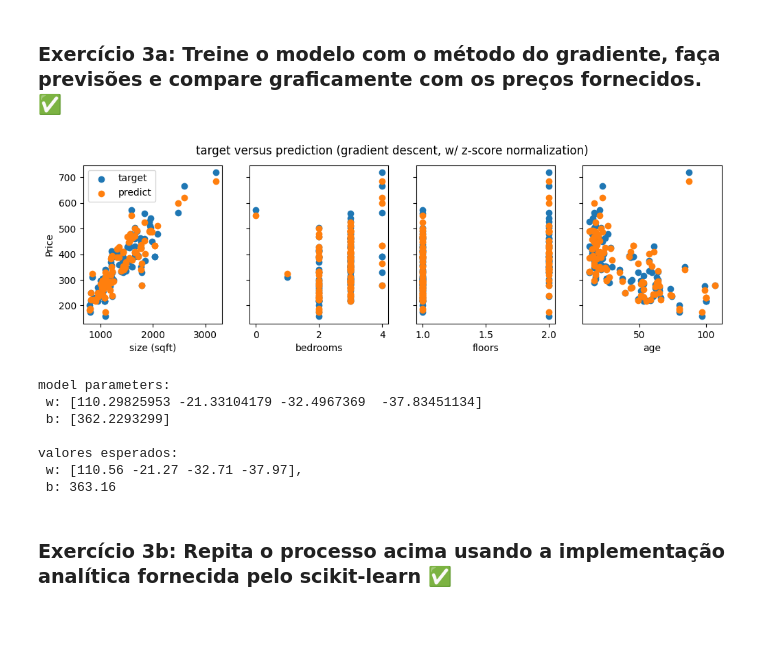
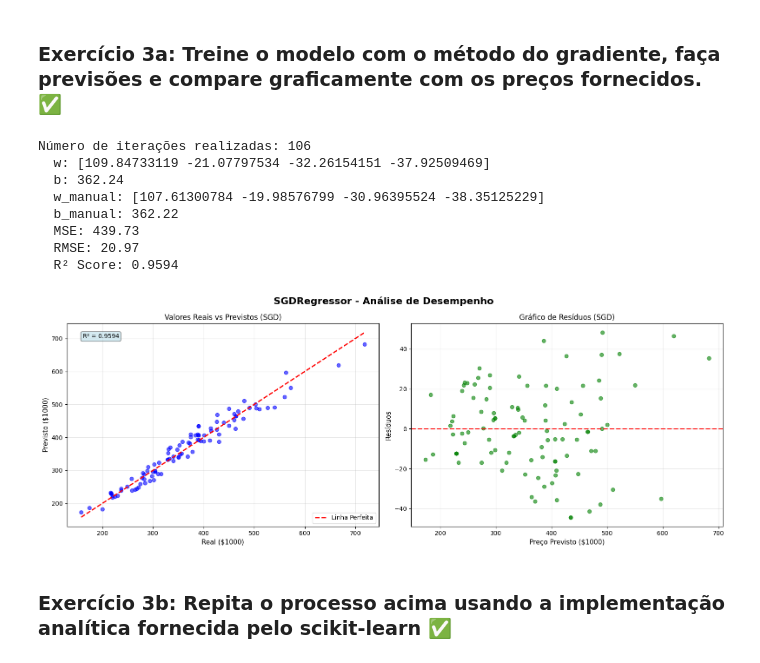
Before and after one commit to sentinela007nh/Machine-Learning---IF---UFRJ, a Jupyter notebook: Regressao-Linear/aula03_regressao_linear_parte2.ipynb, the cells around one changed output. Saved outputs shown, nothing was run; the diff lists cells and outputs as text; code cells hidden in the pictures; blank space fills up the shorter version.

```diff
--- a/Regressao-Linear/aula03_regressao_linear_parte2.ipynb
+++ b/Regressao-Linear/aula03_regressao_linear_parte2.ipynb
@@ -418,24 +740,68 @@ O objetivo deste exercício é obter os memos resultados do exercício acima usa
 
 ### Exercício 3a: Treine o modelo com o método do gradiente, faça previsões e compare graficamente com os preços fornecidos. ✅
 # %%
-# ---- INSIRA SEU CÓDIGO AQUI
-## Treino e previsão
-# ...
-## Figuras
-# ...
-## Comparando com os valores esperados
-b_norm = None # Substituir
-w_norm = None # Substituir
-# ----
+from sklearn.linear_model import SGDRegressor
+
+sgd_model = SGDRegressor(max_iter=1000, tol=1e-3, eta0=0.01, random_state=42)
+sgd_model.fit(X_train_scaled, y_train)
+
+print(f"Número de iterações realizadas: {sgd_model.n_iter_}")
+
+y_pred_sgd = sgd_model.predict(X_train_scaled)
+b_norm_sgd = sgd_model.intercept_
+w_norm_sgd = sgd_model.coef_
+
+print(f"  w: {w_norm_sgd}")
+print(f"  b: {b_norm_sgd[0]:.2f}")
+print(f"  w_manual: {w_final}")
+print(f"  b_manual: {b_final:.2f}")
+
+mse_sgd = np.mean((y_pred_sgd - y_train) ** 2)
+rmse_sgd = np.sqrt(mse_sgd)
+r2_sgd = sgd_model.score(X_train_scaled, y_train)
+
+print(f"  MSE: {mse_sgd:.2f}")
+print(f"  RMSE: {rmse_sgd:.2f}")
+print(f"  R² Score: {r2_sgd:.4f}")
+
+fig, axes = plt.subplots(1, 2, figsize=(16, 6))
+fig.suptitle('SGDRegressor - Análise de Desempenho', fontsize=16, fontweight='bold')
+
+# Gráfico 1: Valores reais vs previstos
+axes[0].scatter(y_train, y_pred_sgd, alpha=0.6, color='blue')
+axes[0].plot([y_train.min(), y_train.max()],
+			 [y_train.min(), y_train.max()],
+			 'r--', linewidth=2, label='Linha Perfeita')
+axes[0].set_xlabel('Real ($1000)', fontsize=11)
+axes[0].set_ylabel('Previsto ($1000)', fontsize=11)
+axes[0].set_title('Valores Reais vs Previstos (SGD)')
+axes[0].legend()
+axes[0].grid(True, alpha=0.3)
+axes[0].text(0.05, 0.95, f'R² = {r2_sgd:.4f}',
+			 transform=axes[0].transAxes, ha='left', va='top',
+			 bbox=dict(boxstyle='round', facecolor='lightblue', alpha=0.5))
+
+# Gráfico 2: Resíduos
+residuals_sgd = y_train - y_pred_sgd
+axes[1].scatter(y_pred_sgd, residuals_sgd, alpha=0.6, color='green')
+axes[1].axhline(y=0, color='r', linestyle='--', linewidth=2)
+axes[1].set_xlabel('Preço Previsto ($1000)', fontsize=11)
+axes[1].set_ylabel('Resíduos', fontsize=11)
+axes[1].set_title('Gráfico de Resíduos (SGD)')
+axes[1].grid(True, alpha=0.3)
+
+plt.tight_layout()
+plt.show()
 # %% [output]
+Número de iterações realizadas: 106
+  w: [109.84733119 -21.07797534 -32.26154151 -37.92509469]
+  b: 362.24
+  w_manual: [107.61300784 -19.98576799 -30.96395524 -38.35125229]
+  b_manual: 362.22
+  MSE: 439.73
+  RMSE: 20.97
+  R² Score: 0.9594
-[figure, old version]
+[figure, new version]
-model parameters:
- w: [110.29825953 -21.33104179 -32.4967369  -37.83451134]
- b: [362.2293299]
-
-valores esperados:
- w: [110.56 -21.27 -32.71 -37.97],
- b: 363.16
 # %% [markdown]
 
 ### Exercício 3b: Repita o processo acima usando a implementação analítica fornecida pelo scikit-learn ✅
```
Also changed, not shown: parts of 6 cells of this notebook, 1 other file.
